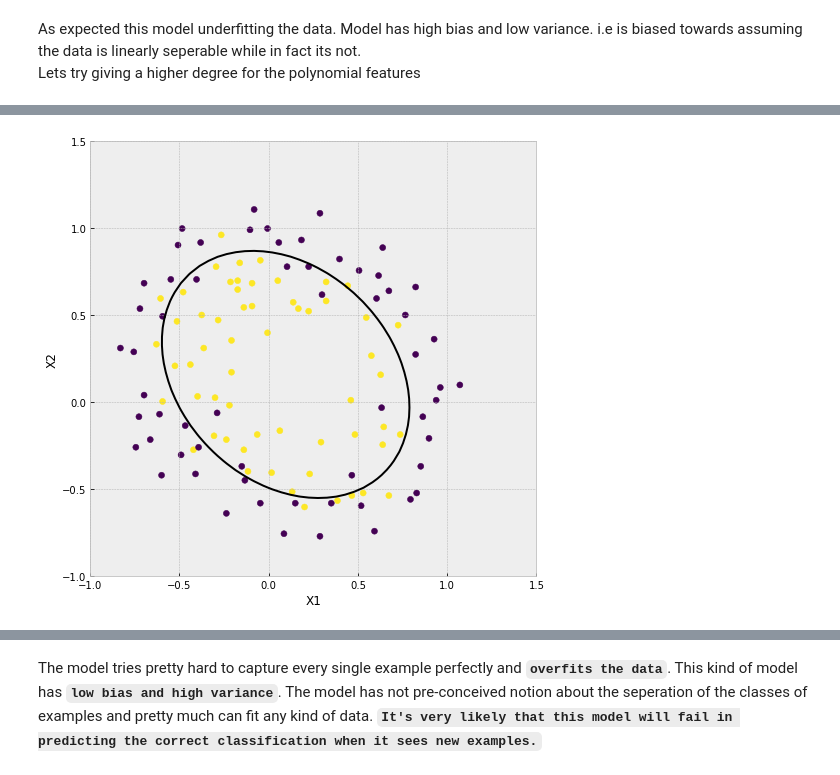
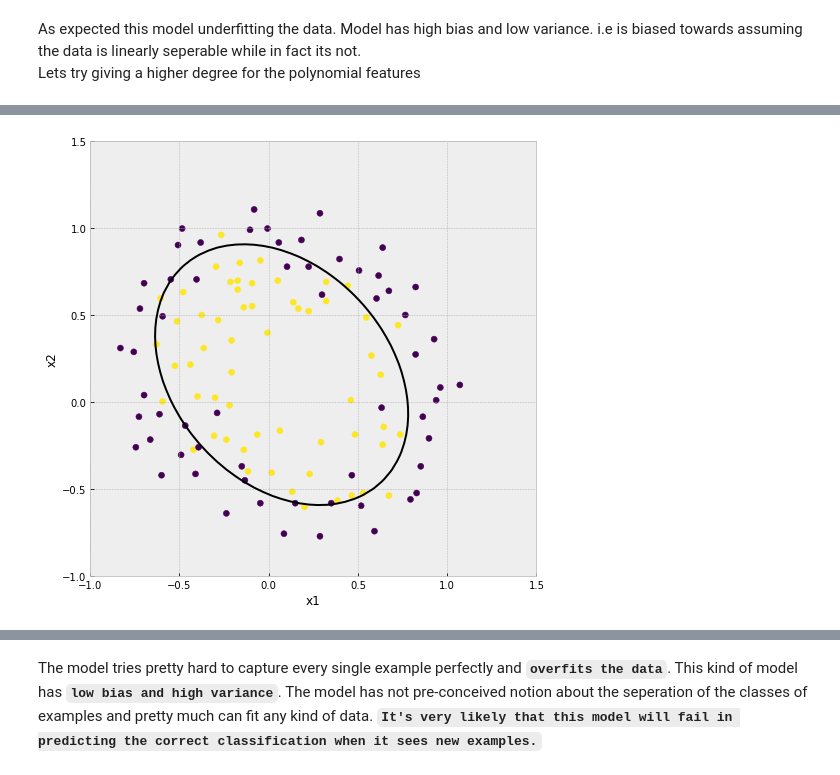
Before and after one commit to tavo-robotas/edu_machine_learning, a Jupyter notebook: __logistic_regression/__VII_Logistic_regression_as_a_nonlinear_classifier.ipynb, the cells around one changed output, grey strips where cells are left out. Saved outputs shown, nothing was run; the diff lists cells and outputs as text; code cells hidden in the pictures.

```diff
--- a/__logistic_regression/__VII_Logistic_regression_as_a_nonlinear_classifier.ipynb
+++ b/__logistic_regression/__VII_Logistic_regression_as_a_nonlinear_classifier.ipynb
@@ -267,5 +215,5 @@ skl_score
 # %%
-def decision_boundary(theta, degree):
+def decision_boundary(theta, degree=1):
     x = np.linspace(-1, 1.5, 50)
     y = np.linspace(-1, 1.5, 50)
     X, Y = np.meshgrid(x,y)
@@ -276,6 +224,7 @@ def decision_boundary(theta, degree):
     h = np.zeros((len(x) * len(y)))
 
     X_poly = mapFeature(X, Y, degree)
+    X_poly = np.insert(X_poly, 0, 1, axis=1)
     h = X_poly.dot(theta)
 
     # reshape X, Y, h back to matrix
@@ -307,8 +254,8 @@ decision_boundary(theta, degree);
 As expected this model underfitting the data. Model has high bias and low variance. i.e is biased towards assuming the data is linearly seperable while in fact its not.<br>
 Lets try giving a higher degree for the polynomial features
 # %%
-degree = 2
-X_poly = mapFeature(X.iloc[:, 0], X.iloc[:, 1], degree)
+degree = 6
+X_poly = mapFeature(X.x1, X.x2, degree)
 # %%
 X_poly.shape
 # %% [output]
@@ -316,5 +263,11 @@ X_poly.shape
 # %%
-X_train, X_test, y_train, y_test = train_test_split(X_poly, y)
+X_train, X_test, y_train, y_test = train_test_split(
+    X_poly,
+    y,
+    train_size=.8,
+    stratify=y,
+    random_state=123
+)
 # %%
 lgr = LogisticRegression(iters=10000)
 lgr.__dict__
@@ -326,6 +280,6 @@ lgr.__dict__
 # %%
 lgr.fit(X_train, y_train)
 # %%
-theta = lgr._coef()
+theta = lgr.get_coef()
 theta
 # %% [output]
@@ -342,12 +296,12 @@ lgr._plot_cost()
 # %%
 plt.subplots(figsize=(8,8))
-plt.scatter(data['x1'], data['x2'], c=data['label'])
-plt.xlabel('X1')
-plt.ylabel('X2')
+plt.scatter(data.x1, data.x2, c=data.label)
+plt.xlabel('x1')
+plt.ylabel('x2')
 
 decision_boundary(theta, degree);
 # %% [output]
-[figure, old version]
+[figure, new version]
 # %%
 y_pred = lgr.predict(X_test)
 y_pred.flatten()
```
Also changed, not shown: parts of 52 cells of this notebook, 2 other files.
